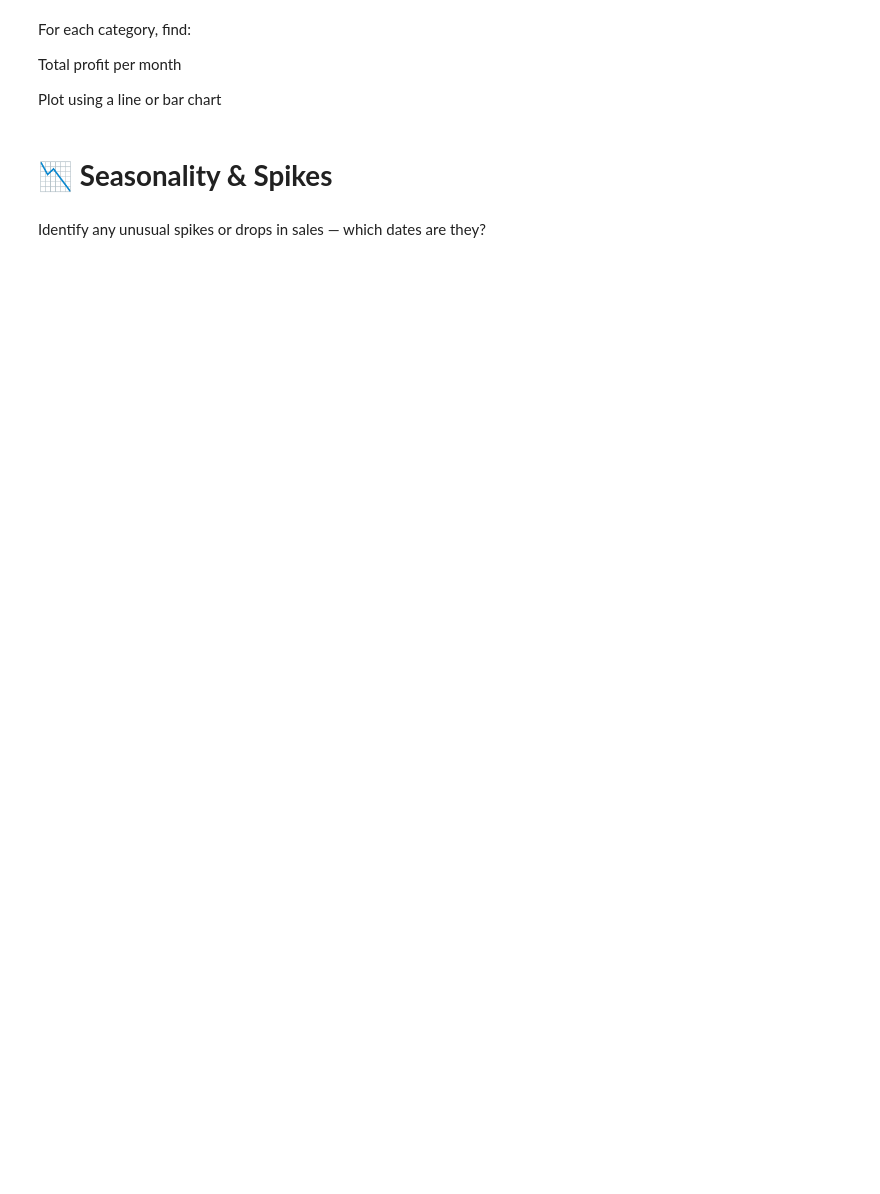
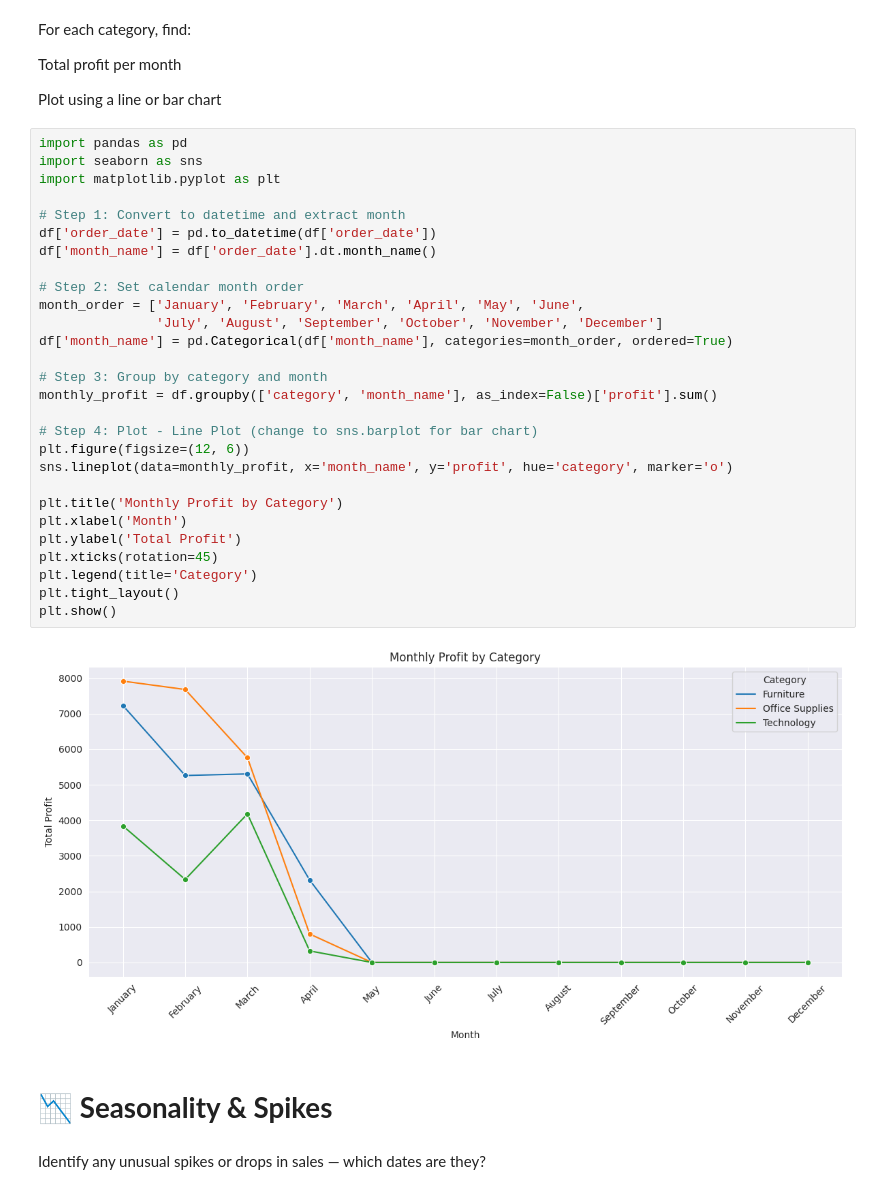
Before and after one commit to pratapjay/Sales_Data-Analytics, a Jupyter notebook: Sales_insights.ipynb, the cells around one changed output. Drawn from its saved outputs; the diff is of its cells as text; blank space fills up the shorter version.

```diff
--- a/Sales_insights.ipynb
+++ b/Sales_insights.ipynb
@@ -796,6 +922,36 @@ For each category, find:
 Total profit per month
 
 Plot using a line or bar chart
+# %%
+import pandas as pd
+import seaborn as sns
+import matplotlib.pyplot as plt
+
+# Step 1: Convert to datetime and extract month
+df['order_date'] = pd.to_datetime(df['order_date'])
+df['month_name'] = df['order_date'].dt.month_name()
+
+# Step 2: Set calendar month order
+month_order = ['January', 'February', 'March', 'April', 'May', 'June',
+               'July', 'August', 'September', 'October', 'November', 'December']
+df['month_name'] = pd.Categorical(df['month_name'], categories=month_order, ordered=True)
+
+# Step 3: Group by category and month
+monthly_profit = df.groupby(['category', 'month_name'], as_index=False)['profit'].sum()
+
+# Step 4: Plot - Line Plot (change to sns.barplot for bar chart)
+plt.figure(figsize=(12, 6))
+sns.lineplot(data=monthly_profit, x='month_name', y='profit', hue='category', marker='o')
+
+plt.title('Monthly Profit by Category')
+plt.xlabel('Month')
+plt.ylabel('Total Profit')
+plt.xticks(rotation=45)
+plt.legend(title='Category')
+plt.tight_layout()
+plt.show()
+# %% [output]
+[figure, added]
 # %% [markdown]
 # **📉 Seasonality & Spikes**
 # %% [markdown]
```
Also changed, not shown: parts of 13 cells of this notebook.
